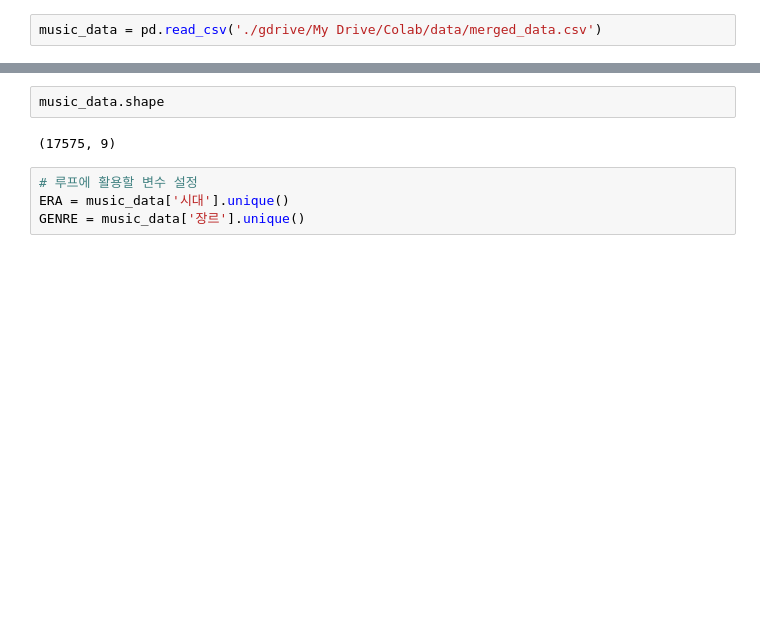
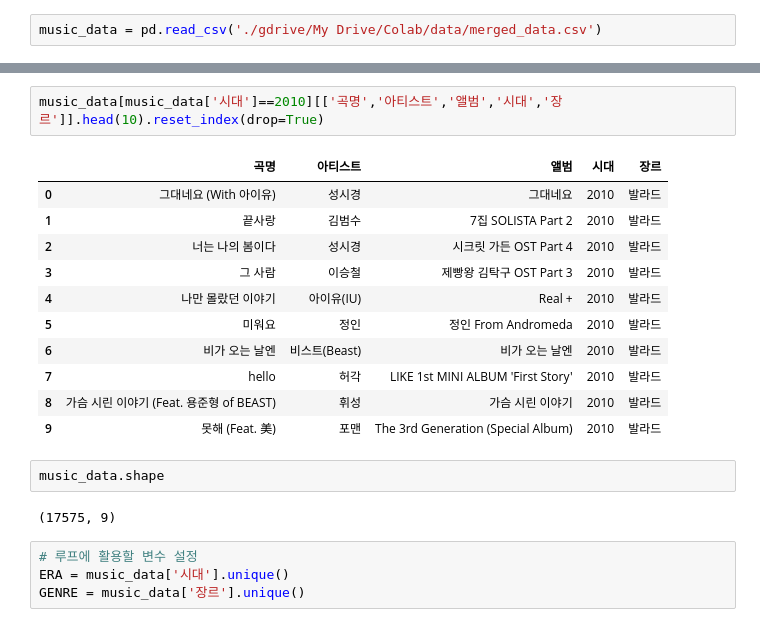
Before and after one commit to neutri-no/brunch, a Jupyter notebook: 01_02_music_chart_analyze.ipynb, the cells around one changed output, grey strips where cells are left out. Cells and saved outputs as stored; diff of their text form; blank space fills up the shorter version.

```diff
--- a/01_02_music_chart_analyze.ipynb
+++ b/01_02_music_chart_analyze.ipynb
@@ -56,3 +68,17 @@ music_data.head()
+# %%
+music_data[music_data['시대']==2010][['곡명','아티스트','앨범','시대','장르']].head(10).reset_index(drop=True)
+# %% [output]
+|  | 곡명 | 아티스트 | 앨범 | 시대 | 장르 |
+| 0 | 그대네요 (With 아이유) | 성시경 | 그대네요 | 2010 | 발라드 |
+| 1 | 끝사랑 | 김범수 | 7집 SOLISTA Part 2 | 2010 | 발라드 |
+| 2 | 너는 나의 봄이다 | 성시경 | 시크릿 가든 OST Part 4 | 2010 | 발라드 |
+| 3 | 그 사람 | 이승철 | 제빵왕 김탁구 OST Part 3 | 2010 | 발라드 |
+| 4 | 나만 몰랐던 이야기 | 아이유(IU) | Real + | 2010 | 발라드 |
+| 5 | 미워요 | 정인 | 정인 From Andromeda | 2010 | 발라드 |
+| 6 | 비가 오는 날엔 | 비스트(Beast) | 비가 오는 날엔 | 2010 | 발라드 |
+| 7 | hello | 허각 | LIKE 1st MINI ALBUM 'First Story' | 2010 | 발라드 |
+| 8 | 가슴 시린 이야기 (Feat. 용준형 of BEAST) | 휘성 | 가슴 시린 이야기 | 2010 | 발라드 |
+| 9 | 못해 (Feat. 美) | 포맨 | The 3rd Generation (Special Album) | 2010 | 발라드 |
 # %%
 music_data.shape
 # %% [output]
```
Also changed, not shown: parts of 16 cells of this notebook.
